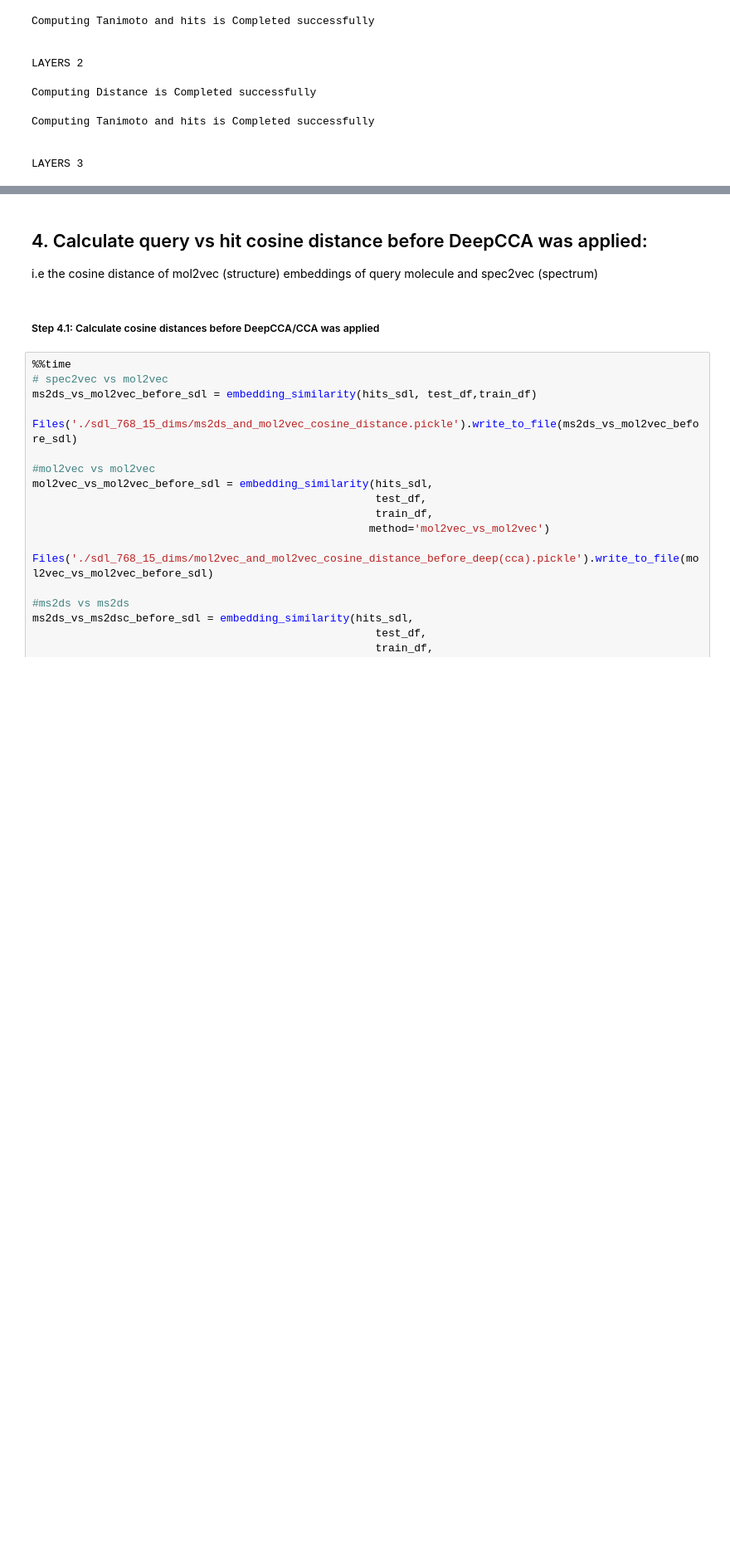
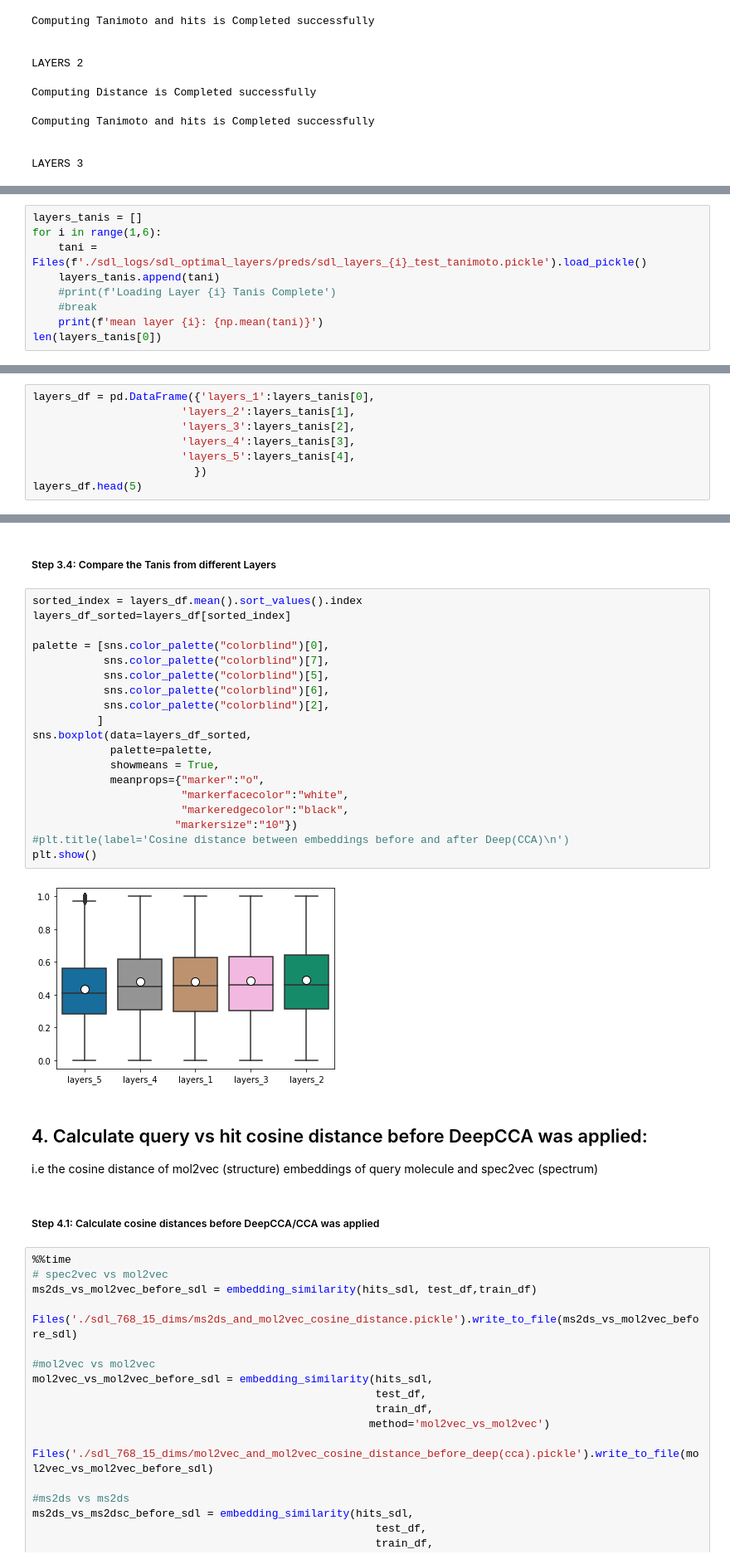
Before and after one commit to LukaLmelias/DeepCCA_thesis, a Jupyter notebook: spectra_structure_prediction.ipynb, the cells around one changed output, grey strips where cells are left out. Shown at 83% size. Saved outputs shown, nothing was run; the diff lists cells and outputs as text; blank space fills up the shorter version.

Commit message:
adding diff layers tanis

```diff
--- a/spectra_structure_prediction.ipynb
+++ b/spectra_structure_prediction.ipynb
@@ -669,0 +672,9 @@ LAYERS 3
+# %%
+layers_tanis = []
+for i in range(1,6):
+    tani = Files(f'./sdl_logs/sdl_optimal_layers/preds/sdl_layers_{i}_test_tanimoto.pickle').load_pickle()
+    layers_tanis.append(tani)
+    #print(f'Loading Layer {i} Tanis Complete')
+    #break
+    print(f'mean layer {i}: {np.mean(tani)}')
+len(layers_tanis[0])
@@ -669,0 +692,8 @@ LAYERS 3
+# %%
+layers_df = pd.DataFrame({'layers_1':layers_tanis[0],
+                       'layers_2':layers_tanis[1],
+                       'layers_3':layers_tanis[2],
+                       'layers_4':layers_tanis[3],
+                       'layers_5':layers_tanis[4],
+                         })
+layers_df.head(5)
@@ -670,3 +707,26 @@ LAYERS 3
+# %% [markdown]
+##### Step 3.4: Compare the Tanis from different Layers
+# %%
+sorted_index = layers_df.mean().sort_values().index
+layers_df_sorted=layers_df[sorted_index]
+
+palette = [sns.color_palette("colorblind")[0],
+           sns.color_palette("colorblind")[7],
+           sns.color_palette("colorblind")[5],
+           sns.color_palette("colorblind")[6],
+           sns.color_palette("colorblind")[2],
+          ]
+sns.boxplot(data=layers_df_sorted,
+            palette=palette,
+            showmeans = True,
+            meanprops={"marker":"o",
+                       "markerfacecolor":"white",
+                       "markeredgecolor":"black",
+                      "markersize":"10"})
+#plt.title(label='Cosine distance between embeddings before and after Deep(CCA)\n')
+plt.show()
+# %% [output]
+[figure, added]
 # %% [markdown]
 ## 4. Calculate query vs hit cosine distance before DeepCCA was applied:
 
```
Also changed, not shown: parts of 4 cells of this notebook.
